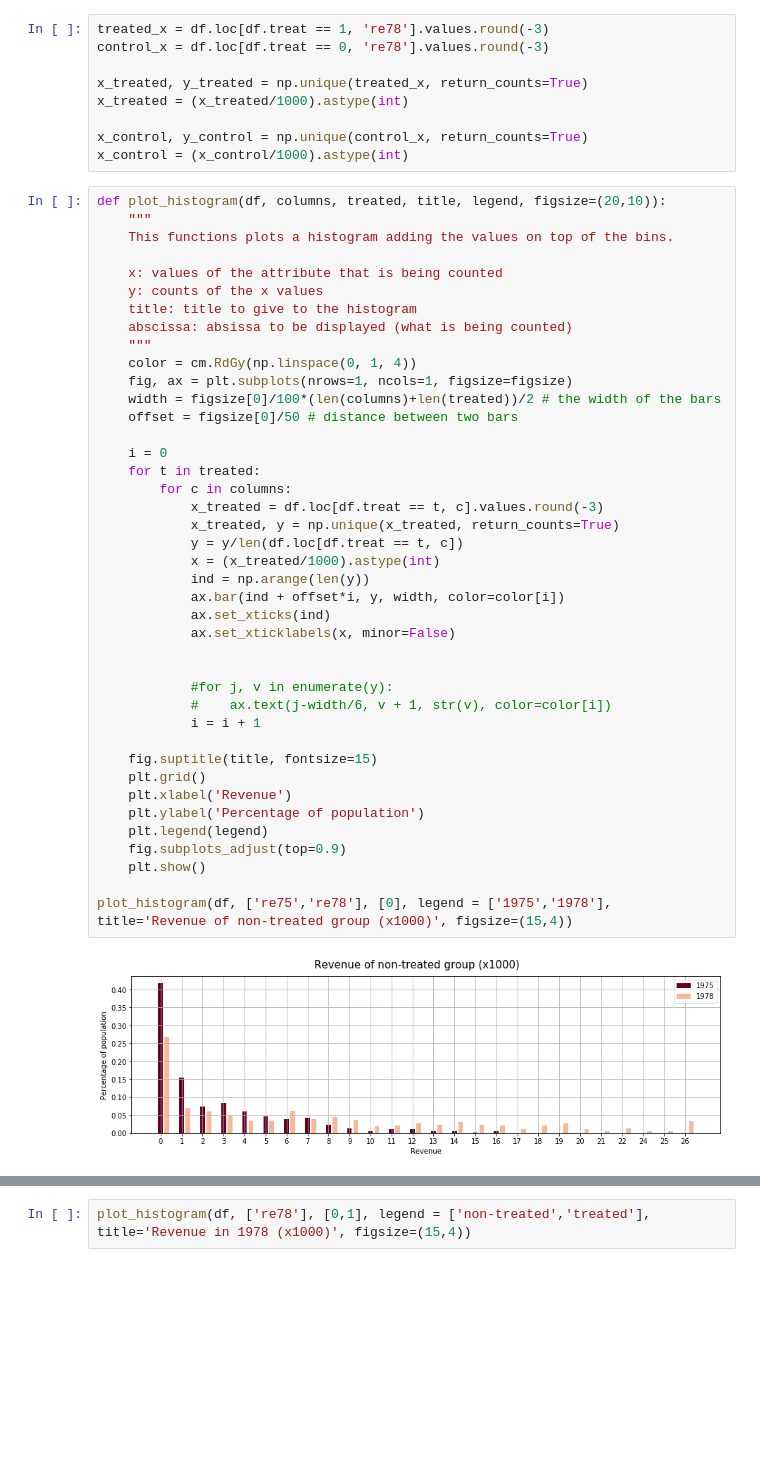
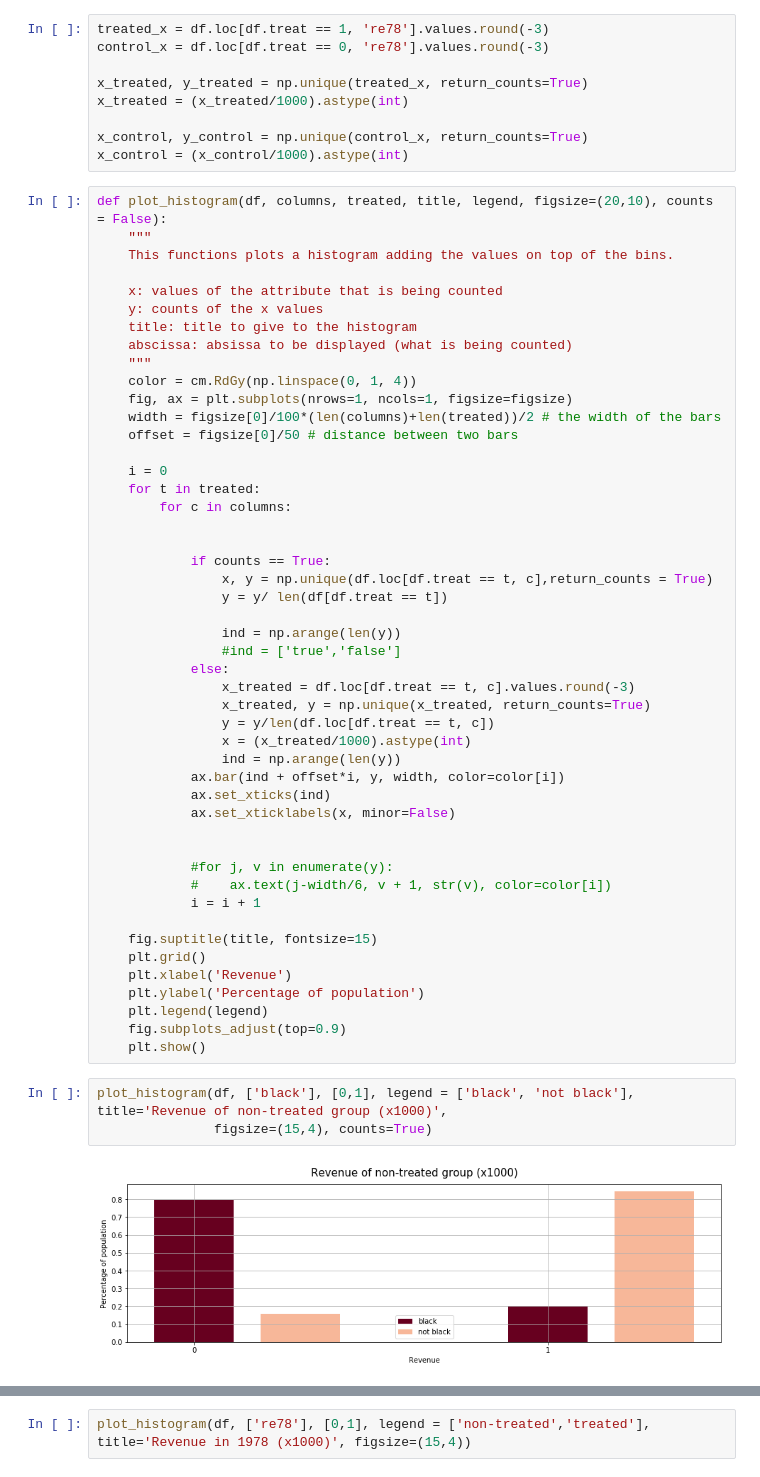
Before and after one commit to armand33/applied_data_analysis_2017, a Jupyter notebook: 04 - Applied ML/Homework 4.ipynb, the cells around one changed output, grey strips where cells are left out. Saved outputs shown, nothing was run; the diff lists cells and outputs as text; blank space fills up the shorter version.

```diff
--- a/04 - Applied ML/Homework 4.ipynb
+++ b/04 - Applied ML/Homework 4.ipynb
@@ -129,7 +99,7 @@ x_treated = (x_treated/1000).astype(int)
 x_control, y_control = np.unique(control_x, return_counts=True)
 x_control = (x_control/1000).astype(int)
 # %%
-def plot_histogram(df, columns, treated, title, legend, figsize=(20,10)):
+def plot_histogram(df, columns, treated, title, legend, figsize=(20,10), counts = False):
     """
     This functions plots a histogram adding the values on top of the bins.
 
@@ -146,11 +116,20 @@ def plot_histogram(df, columns, treated, title, legend, figsize=(20,10)):
     i = 0
     for t in treated:
         for c in columns:
-            x_treated = df.loc[df.treat == t, c].values.round(-3)
-            x_treated, y = np.unique(x_treated, return_counts=True)
-            y = y/len(df.loc[df.treat == t, c])
-            x = (x_treated/1000).astype(int)
-            ind = np.arange(len(y))
+
+
+            if counts == True:
+                x, y = np.unique(df.loc[df.treat == t, c],return_counts = True)
+                y = y/ len(df[df.treat == t])
+
+                ind = np.arange(len(y))
+                #ind = ['true','false']
+            else:
+                x_treated = df.loc[df.treat == t, c].values.round(-3)
+                x_treated, y = np.unique(x_treated, return_counts=True)
+                y = y/len(df.loc[df.treat == t, c])
+                x = (x_treated/1000).astype(int)
+                ind = np.arange(len(y))
             ax.bar(ind + offset*i, y, width, color=color[i])
             ax.set_xticks(ind)
             ax.set_xticklabels(x, minor=False)
@@ -167,9 +146,10 @@ def plot_histogram(df, columns, treated, title, legend, figsize=(20,10)):
     plt.legend(legend)
     fig.subplots_adjust(top=0.9)
     plt.show()
-
-plot_histogram(df, ['re75','re78'], [0], legend = ['1975','1978'], title='Revenue of non-treated group (x1000)', figsize=(15,4))
-# %% [output]
-[figure, removed]
+# %%
+plot_histogram(df, ['black'], [0,1], legend = ['black', 'not black'], title='Revenue of non-treated group (x1000)',
+               figsize=(15,4), counts=True)
+# %% [output]
+[figure, added]
 # %%
 plot_histogram(df, ['re75','re78'], [1], legend = ['1975','1978'], title='Revenue of treated group (x1000)', figsize=(15,4))
```
Also changed, not shown: parts of 32 cells of this notebook.
